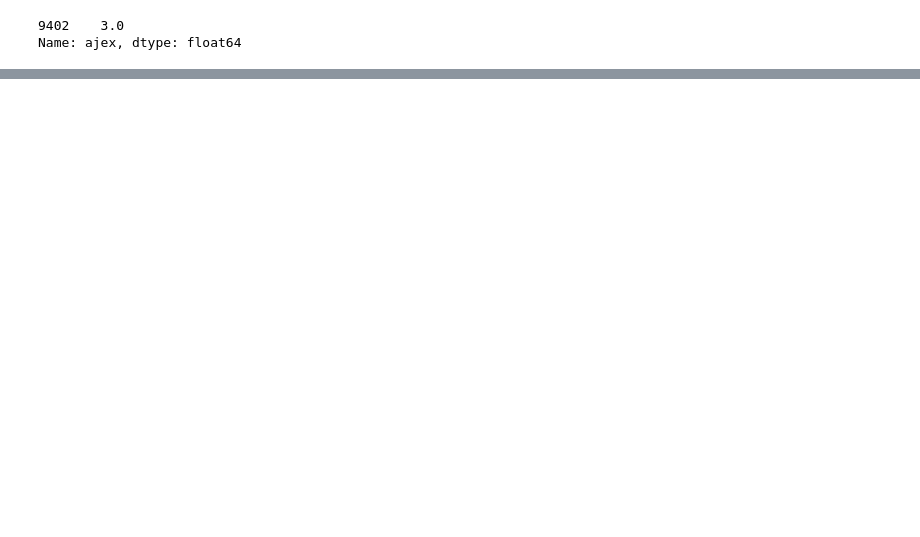
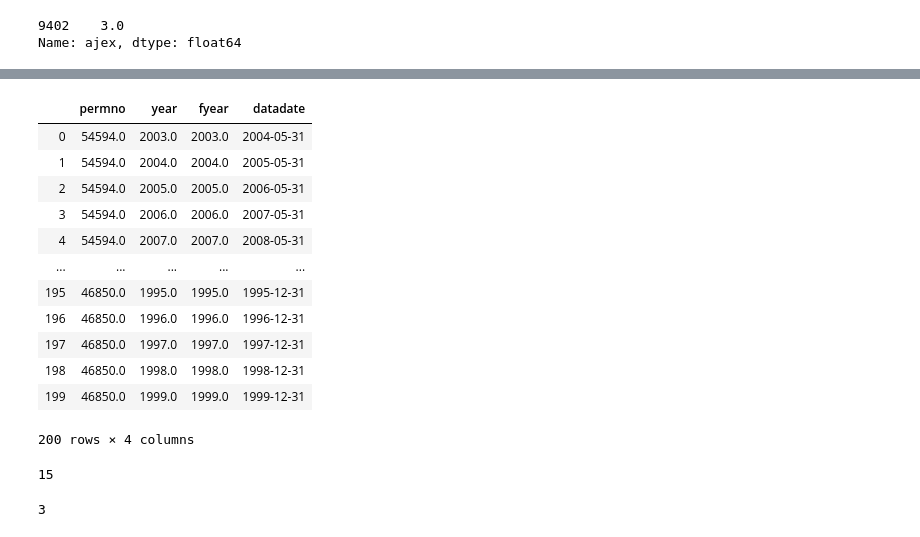
Before and after one commit to pakshingho/ESG, a Jupyter notebook: KLD_Compustat.ipynb, the cells around one changed output, grey strips where cells are left out. Drawn from its saved outputs; the diff is of its cells as text; code cells hidden in the pictures; blank space fills up the shorter version.

```diff
--- a/KLD_Compustat.ipynb
+++ b/KLD_Compustat.ipynb
@@ -915,0 +979,16 @@ Name: ajex, dtype: float64
+# %%
+data[['permno', 'year', 'fyear', 'datadate']].head(200)
+# %% [output]
+|  | permno | year | fyear | datadate |
+| 0 | 54594.0 | 2003.0 | 2003.0 | 2004-05-31 |
+| 1 | 54594.0 | 2004.0 | 2004.0 | 2005-05-31 |
+| 2 | 54594.0 | 2005.0 | 2005.0 | 2006-05-31 |
+| 3 | 54594.0 | 2006.0 | 2006.0 | 2007-05-31 |
+| 4 | 54594.0 | 2007.0 | 2007.0 | 2008-05-31 |
+| ... | ... | ... | ... | ... |
+| 195 | 46850.0 | 1995.0 | 1995.0 | 1995-12-31 |
+| 196 | 46850.0 | 1996.0 | 1996.0 | 1996-12-31 |
+| 197 | 46850.0 | 1997.0 | 1997.0 | 1997-12-31 |
+| 198 | 46850.0 | 1998.0 | 1998.0 | 1998-12-31 |
+| 199 | 46850.0 | 1999.0 | 1999.0 | 1999-12-31 |
+200 rows × 4 columns
@@ -915,0 +997,8 @@ Name: ajex, dtype: float64
+# %%
+data['csho'].isnull().sum()
+# %% [output]
+15
+# %%
+(data['dlc']<0).sum()
+# %% [output]
+3
```
Also changed, not shown: parts of 22 cells of this notebook.
